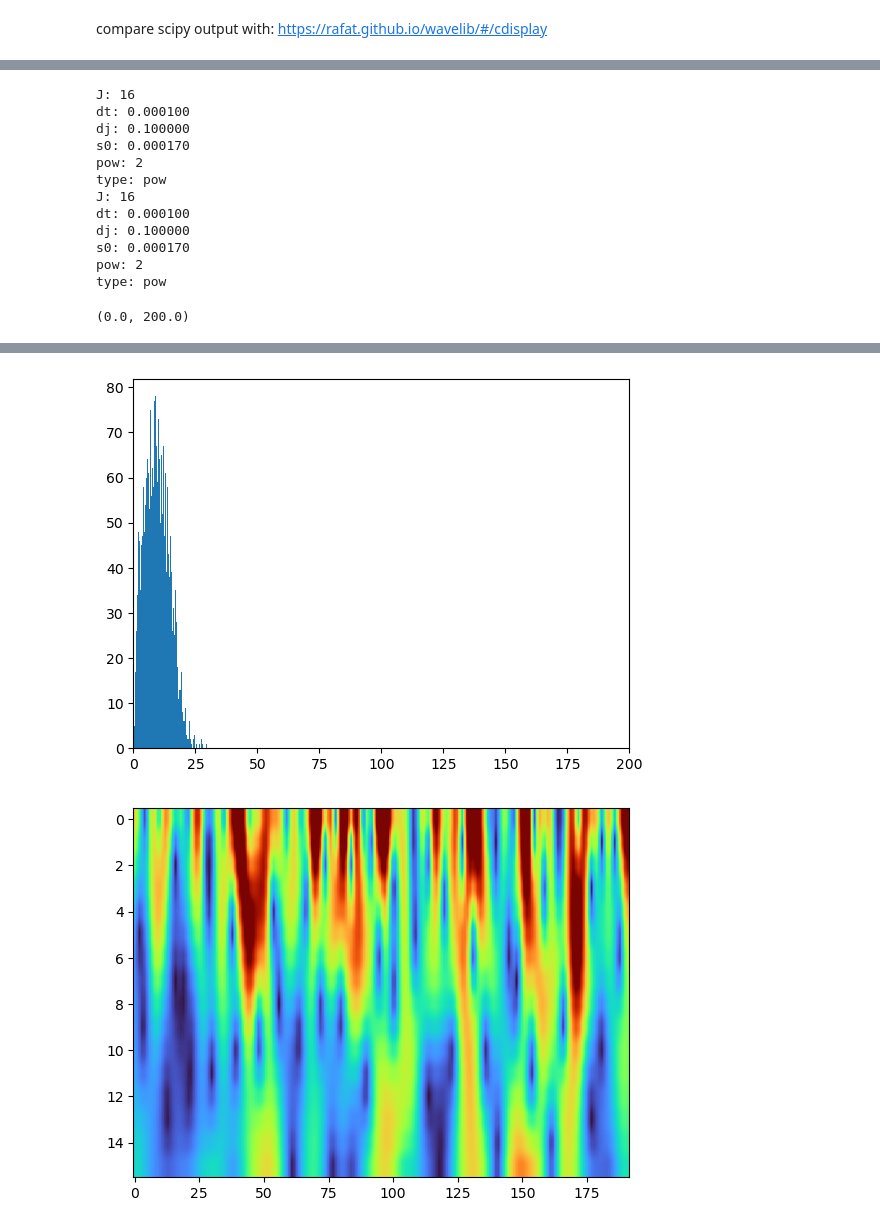
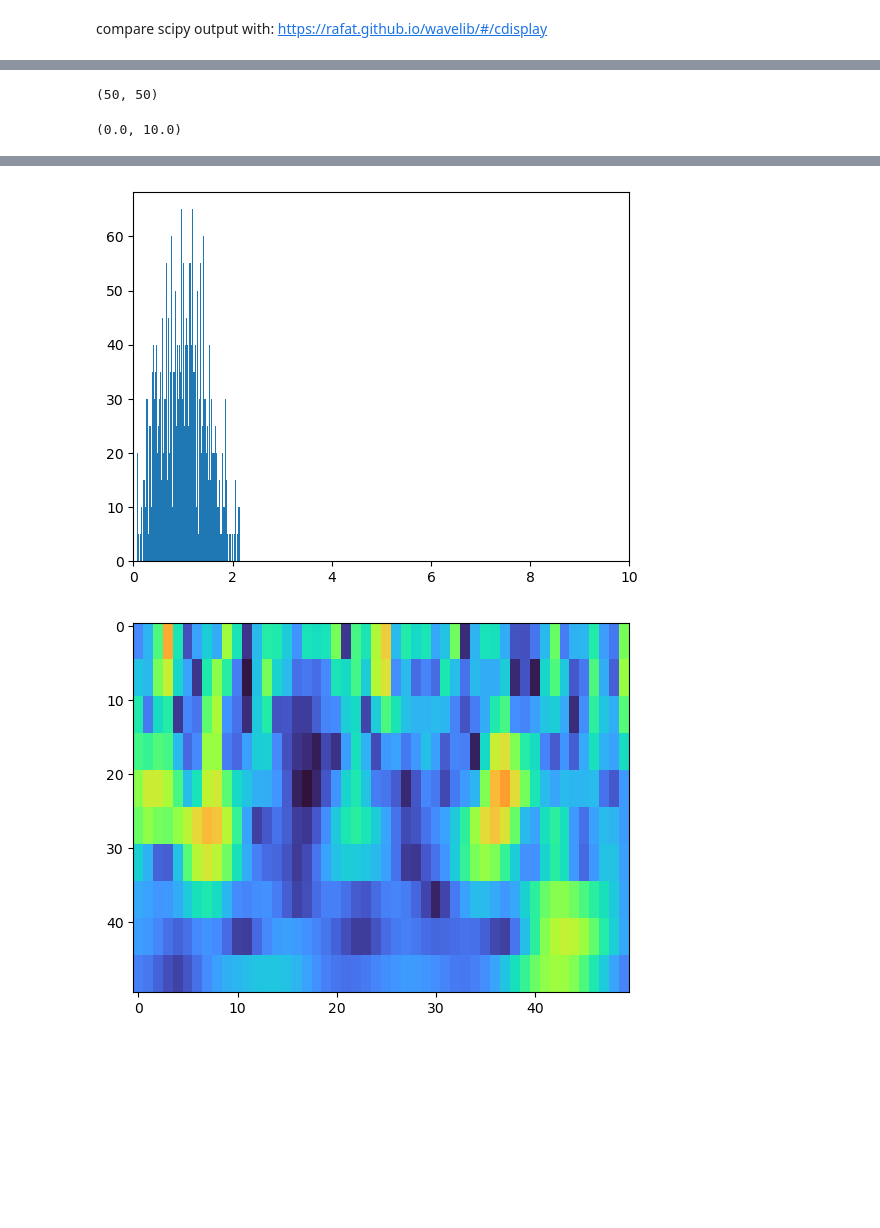
Before and after one commit to bitmorse/bearings-max78000, a Jupyter notebook: firmware/synthed_net/bearingnet/cwt_verification/cwt_bearings.ipynb, the cells around one changed output, grey strips where cells are left out. Cells and saved outputs as stored; diff of their text form; code cells hidden in the pictures; blank space fills up the shorter version.

Commit message:
adding get_image

```diff
--- a/firmware/synthed_net/bearingnet/cwt_verification/cwt_bearings.ipynb
+++ b/firmware/synthed_net/bearingnet/cwt_verification/cwt_bearings.ipynb
@@ -250,21 +270,20 @@ all_normal_signal = all_normal_signal[::2]
 all_fault_signal = all_fault_signal[::2]
 
 #extract 50 windows à 192 samples each
-N = 192
-morlet_mu = 4
-wavelib_J = 16
-dt=1/10000
+N = SAMPLE_LEN
+morlet_mu = MORLET
+wavelib_J = SCALES
+dt=DT
 NWindows=50
 linear_scale_type = 0
-s0=1.7*dt
-dj=0.1
-power=2
-
-REFERENCE_VALUE = 10*dt
+s0=S0
+dj=DJ
+power=POW
+REFERENCE_VALUE = REFERENCE
 
 normal_windows = []
 fault_windows = []
-start = 50
+start = 20
 for i in range(start,start+NWindows):
     normal_windows.append(all_normal_signal[i*N:(N+i*N)])
     fault_windows.append(all_fault_signal[i*N:(N+i*N)])
@@ -276,42 +295,24 @@ fault_windows_avg =  np.mean(np.array(fault_windows), axis=0)
 assert fault_windows_avg.shape[0] == N
 assert normal_windows_avg.shape[0] == N
 
+normal_img = get_image(normal_windows_avg)
+fault_img = get_image(fault_windows_avg)
 
-#extract CWT on the average window
-normal_cwt = wavelib_as.cwt(normal_windows_avg,  s0, dj, linear_scale_type, power, morlet_mu, dt, wavelib_J)
-fault_cwt = wavelib_as.cwt(fault_windows_avg,  s0, dj, linear_scale_type, power, morlet_mu, dt, wavelib_J)
-
-#reference value normalisation
-normal_cwt = (normal_cwt/REFERENCE_VALUE)
-fault_cwt = (fault_cwt/REFERENCE_VALUE)
-
-assert normal_cwt.shape == (wavelib_J, N)
-
+print(normal_img.shape)
 
 #compare the 2 average windows using the same color scale
 plt.figure()
-plt.imshow(normal_cwt, aspect='auto', cmap="turbo", vmax=0.1/REFERENCE_VALUE)
+plt.imshow(normal_img, aspect='auto', cmap="turbo", vmax=0.1/REFERENCE)
 plt.figure()
-plt.hist(normal_cwt.flatten(), bins=100)
-plt.xlim([0, 0.2/REFERENCE_VALUE])
+plt.hist(normal_img.flatten(), bins=100)
+plt.xlim([0, 0.1/REFERENCE])
 
 
 plt.figure()
-plt.imshow(fault_cwt, aspect='auto', cmap="turbo", vmax=0.1/REFERENCE_VALUE)
+plt.imshow(fault_img, aspect='auto', cmap="turbo", vmax=0.1/REFERENCE)
 plt.figure()
-plt.hist(fault_cwt.flatten(), bins=100)
-plt.xlim([0, 0.2/REFERENCE_VALUE])
+plt.hist(fault_img.flatten(), bins=100)
+plt.xlim([0, 0.1/REFERENCE])
 # %% [output]
-J: 16
-dt: 0.000100
-dj: 0.100000
-s0: 0.000170
-pow: 2
-type: pow
-J: 16
-dt: 0.000100
-dj: 0.100000
-s0: 0.000170
-pow: 2
-type: pow
+(50, 50)
-(0.0, 200.0)
+(0.0, 10.0)
@@ -319,2 +320,2 @@ type: pow
-[figure, old version]
+[figure, new version]
-[figure, old version]
+[figure, new version]
```
Also changed, not shown: parts of 5 cells of this notebook, 2 other files.
